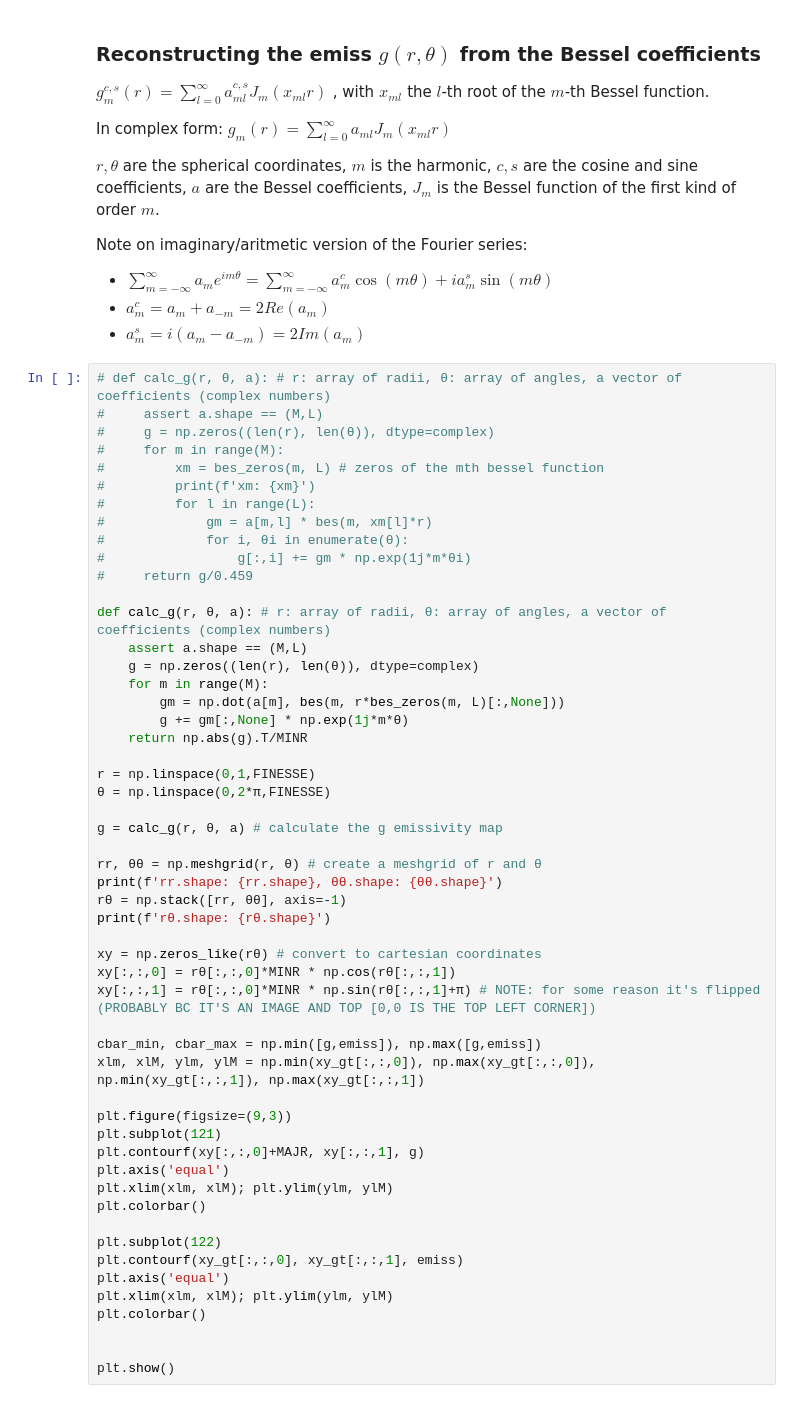
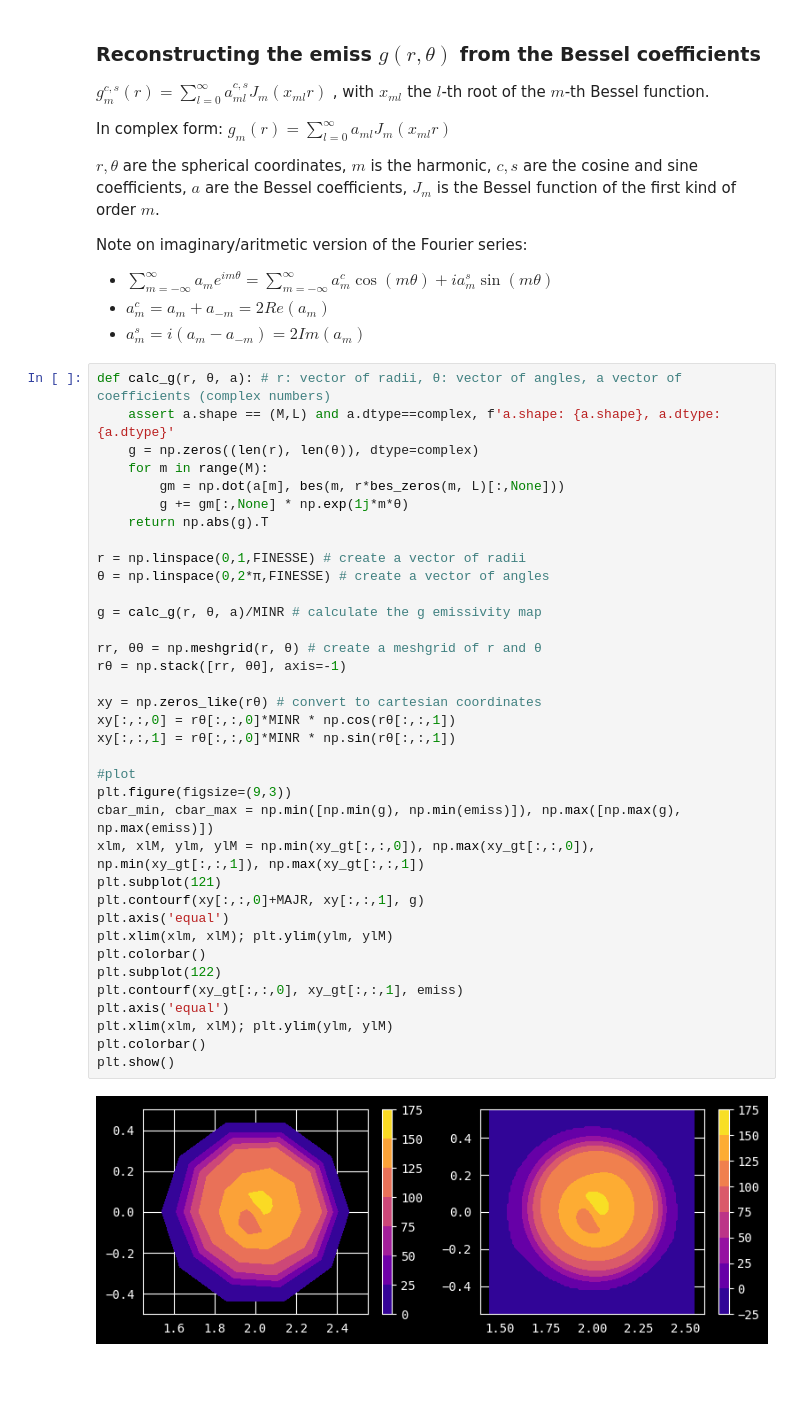
Before and after one commit to matgrand/tomo_ml, a Jupyter notebook: carmack.ipynb, the cells around one changed output. Saved outputs shown, nothing was run; the diff lists cells and outputs as text; blank space fills up the shorter version.

```diff
--- a/carmack.ipynb
+++ b/carmack.ipynb
@@ -139,55 +109,40 @@ Note on imaginary/aritmetic version of the Fourier series:
 - $a^c_m = a_m + a_{-m} = 2 Re(a_m)$
 - $a^s_m = i(a_m - a_{-m}) = 2 Im(a_m)$
 # %%
-# def calc_g(r, θ, a): # r: array of radii, θ: array of angles, a vector of coefficients (complex numbers)
-#     assert a.shape == (M,L)
-#     g = np.zeros((len(r), len(θ)), dtype=complex)
-#     for m in range(M):
-#         xm = bes_zeros(m, L) # zeros of the mth bessel function
-#         print(f'xm: {xm}')
-#         for l in range(L):
-#             gm = a[m,l] * bes(m, xm[l]*r)
-#             for i, θi in enumerate(θ):
-#                 g[:,i] += gm * np.exp(1j*m*θi)
-#     return g/0.459
-
-def calc_g(r, θ, a): # r: array of radii, θ: array of angles, a vector of coefficients (complex numbers)
-    assert a.shape == (M,L)
+def calc_g(r, θ, a): # r: vector of radii, θ: vector of angles, a vector of coefficients (complex numbers)
+    assert a.shape == (M,L) and a.dtype==complex, f'a.shape: {a.shape}, a.dtype: {a.dtype}'
     g = np.zeros((len(r), len(θ)), dtype=complex)
     for m in range(M):
         gm = np.dot(a[m], bes(m, r*bes_zeros(m, L)[:,None]))
         g += gm[:,None] * np.exp(1j*m*θ)
-    return np.abs(g).T/MINR
+    return np.abs(g).T
 
-r = np.linspace(0,1,FINESSE)
-θ = np.linspace(0,2*π,FINESSE)
+r = np.linspace(0,1,FINESSE) # create a vector of radii
+θ = np.linspace(0,2*π,FINESSE) # create a vector of angles
 
-g = calc_g(r, θ, a) # calculate the g emissivity map
+g = calc_g(r, θ, a)/MINR # calculate the g emissivity map
 
 rr, θθ = np.meshgrid(r, θ) # create a meshgrid of r and θ
-print(f'rr.shape: {rr.shape}, θθ.shape: {θθ.shape}')
 rθ = np.stack([rr, θθ], axis=-1)
-print(f'rθ.shape: {rθ.shape}')
 
 xy = np.zeros_like(rθ) # convert to cartesian coordinates
 xy[:,:,0] = rθ[:,:,0]*MINR * np.cos(rθ[:,:,1])
-xy[:,:,1] = rθ[:,:,0]*MINR * np.sin(rθ[:,:,1]+π) # NOTE: for some reason it's flipped (PROBABLY BC IT'S AN IMAGE AND TOP [0,0 IS THE TOP LEFT CORNER])
+xy[:,:,1] = rθ[:,:,0]*MINR * np.sin(rθ[:,:,1])
 
-cbar_min, cbar_max = np.min([g,emiss]), np.max([g,emiss])
+#plot
+plt.figure(figsize=(9,3))
+cbar_min, cbar_max = np.min([np.min(g), np.min(emiss)]), np.max([np.max(g), np.max(emiss)])
 xlm, xlM, ylm, ylM = np.min(xy_gt[:,:,0]), np.max(xy_gt[:,:,0]), np.min(xy_gt[:,:,1]), np.max(xy_gt[:,:,1])
-
-plt.figure(figsize=(9,3))
 plt.subplot(121)
 plt.contourf(xy[:,:,0]+MAJR, xy[:,:,1], g)
 plt.axis('equal')
 plt.xlim(xlm, xlM); plt.ylim(ylm, ylM)
 plt.colorbar()
-
 plt.subplot(122)
 plt.contourf(xy_gt[:,:,0], xy_gt[:,:,1], emiss)
 plt.axis('equal')
 plt.xlim(xlm, xlM); plt.ylim(ylm, ylM)
 plt.colorbar()
-
-
 plt.show()
+# %% [output]
+[figure, added]
```
Also changed, not shown: parts of 7 cells of this notebook.
